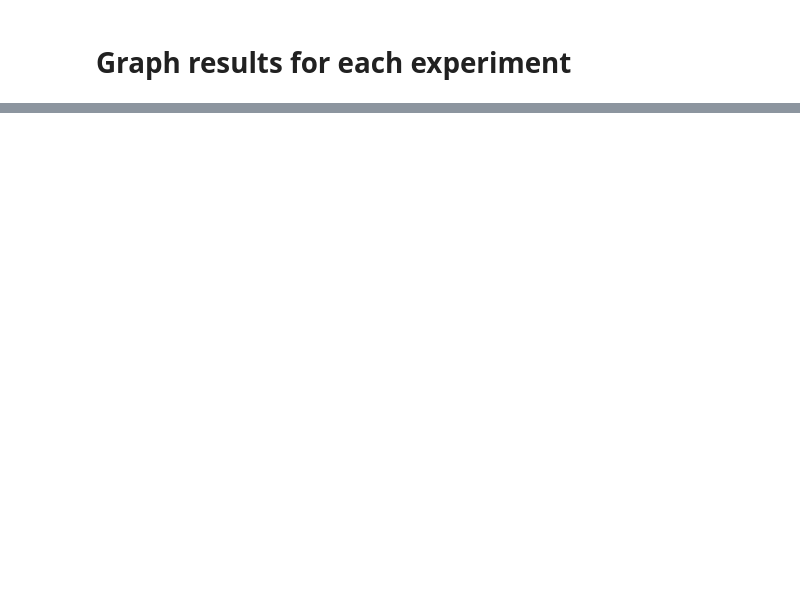
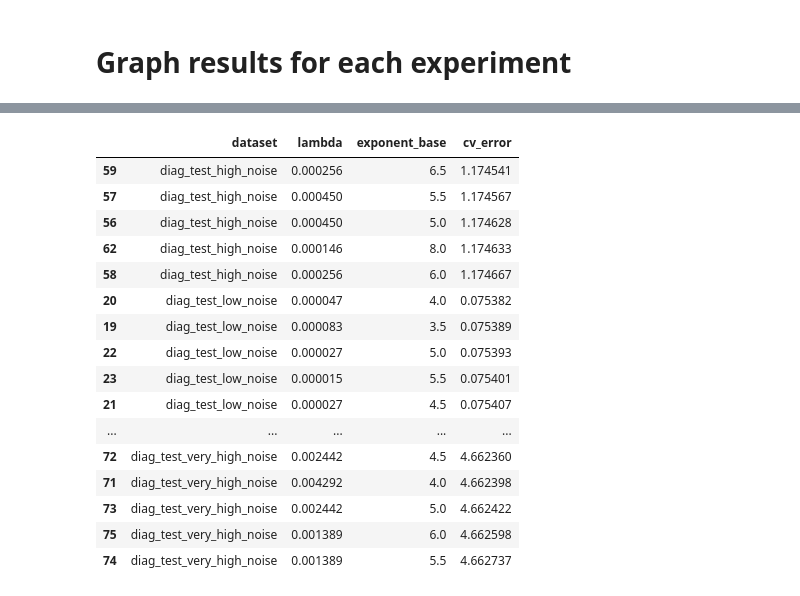
Before and after one commit to krenzland/prior-information, a Jupyter notebook: notebooks/012-DiagonalTestData.ipynb, the cells around one changed output, grey strips where cells are left out. Saved outputs shown, nothing was run; the diff lists cells and outputs as text; code cells hidden in the pictures; blank space fills up the shorter version.

```diff
--- a/notebooks/012-DiagonalTestData.ipynb
+++ b/notebooks/012-DiagonalTestData.ipynb
@@ -208,8 +225,8 @@ for df in dfs:
 # %%
-def print_best_results(best_results):
+def best_results_per_base(best_results):
     results = []
     for result, cv_err in best_results:
         reg = result.regularization_config
         results.append((result.experiment.dataset, reg.lambda_reg, reg.exponent_base, cv_err))
     return pd.DataFrame(results, columns=["dataset", "lambda", "exponent_base", "cv_error"])
-print_best_results(best_results)
+best_per_base = best_results_per_base(best_results).sort_values(['dataset', 'cv_error']).groupby("dataset", as_index=False)
@@ -233,0 +241,20 @@ print_best_results(best_results)
+# %%
+best_per_base.head(5)
+# %% [output]
+|  | dataset | lambda | exponent_base | cv_error |
+| 59 | diag_test_high_noise | 0.000256 | 6.5 | 1.174541 |
+| 57 | diag_test_high_noise | 0.000450 | 5.5 | 1.174567 |
+| 56 | diag_test_high_noise | 0.000450 | 5.0 | 1.174628 |
+| 62 | diag_test_high_noise | 0.000146 | 8.0 | 1.174633 |
+| 58 | diag_test_high_noise | 0.000256 | 6.0 | 1.174667 |
+| 20 | diag_test_low_noise | 0.000047 | 4.0 | 0.075382 |
+| 19 | diag_test_low_noise | 0.000083 | 3.5 | 0.075389 |
+| 22 | diag_test_low_noise | 0.000027 | 5.0 | 0.075393 |
+| 23 | diag_test_low_noise | 0.000015 | 5.5 | 0.075401 |
+| 21 | diag_test_low_noise | 0.000027 | 4.5 | 0.075407 |
+| ... | ... | ... | ... | ... |
+| 72 | diag_test_very_high_noise | 0.002442 | 4.5 | 4.662360 |
+| 71 | diag_test_very_high_noise | 0.004292 | 4.0 | 4.662398 |
+| 73 | diag_test_very_high_noise | 0.002442 | 5.0 | 4.662422 |
+| 75 | diag_test_very_high_noise | 0.001389 | 6.0 | 4.662598 |
+| 74 | diag_test_very_high_noise | 0.001389 | 5.5 | 4.662737 |
```
Also changed, not shown: parts of 13 cells of this notebook.
